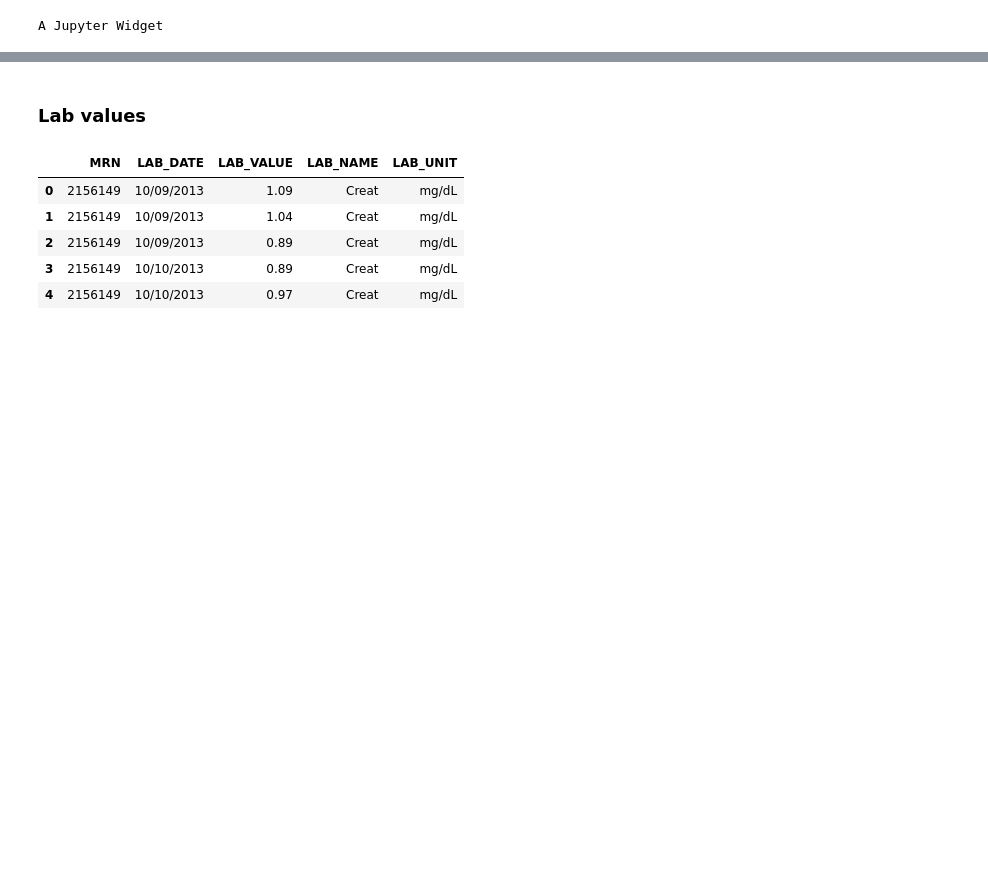
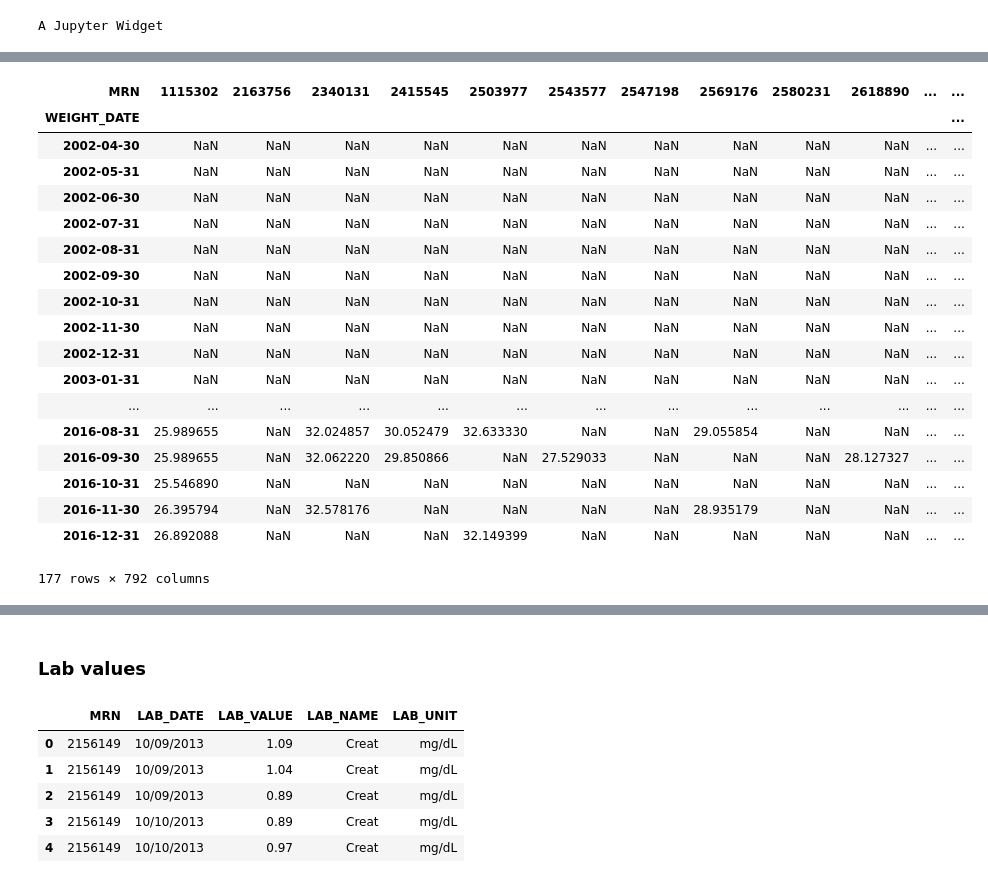
Before and after one commit to fonnesbeck/psychosocial_determinants_bmi, a Jupyter notebook: notebooks/Data processing (new).ipynb, the cells around one changed output, grey strips where cells are left out. Cells and saved outputs as stored; diff of their text form; code cells hidden in the pictures; blank space fills up the shorter version.

```diff
--- a/notebooks/Data processing (new).ipynb
+++ b/notebooks/Data processing (new).ipynb
@@ -417,0 +321,4 @@ bmi_18_month.shape
+# %%
+bmi_init_range['WEIGHT_DAY']  = (relative_date.reset_index(level=0)
+                                             .rename(columns={'WEIGHT_DATE':'WEIGHT_DAY'})
+                                             .WEIGHT_DAY)
@@ -417,0 +334,3 @@ bmi_18_month.shape
+# %%
+bmi_by_patient = pd.pivot_table(bmi_init_range,
+                        index='WEIGHT_DATE', columns='MRN', values='BMI')
@@ -417,0 +352,22 @@ bmi_18_month.shape
+# %%
+monthly_bmi
+# %% [output]
+| MRN | 1115302 | 2163756 | 2340131 | 2415545 | 2503977 | 2543577 | 2547198 | 2569176 | 2580231 | 2618890 | ... | ... |
+| WEIGHT_DATE |  |  |  |  |  |  |  |  |  |  |  | ... |
+| 2002-04-30 | NaN | NaN | NaN | NaN | NaN | NaN | NaN | NaN | NaN | NaN | ... | ... |
+| 2002-05-31 | NaN | NaN | NaN | NaN | NaN | NaN | NaN | NaN | NaN | NaN | ... | ... |
+| 2002-06-30 | NaN | NaN | NaN | NaN | NaN | NaN | NaN | NaN | NaN | NaN | ... | ... |
+| 2002-07-31 | NaN | NaN | NaN | NaN | NaN | NaN | NaN | NaN | NaN | NaN | ... | ... |
+| 2002-08-31 | NaN | NaN | NaN | NaN | NaN | NaN | NaN | NaN | NaN | NaN | ... | ... |
+| 2002-09-30 | NaN | NaN | NaN | NaN | NaN | NaN | NaN | NaN | NaN | NaN | ... | ... |
+| 2002-10-31 | NaN | NaN | NaN | NaN | NaN | NaN | NaN | NaN | NaN | NaN | ... | ... |
+| 2002-11-30 | NaN | NaN | NaN | NaN | NaN | NaN | NaN | NaN | NaN | NaN | ... | ... |
+| 2002-12-31 | NaN | NaN | NaN | NaN | NaN | NaN | NaN | NaN | NaN | NaN | ... | ... |
+| 2003-01-31 | NaN | NaN | NaN | NaN | NaN | NaN | NaN | NaN | NaN | NaN | ... | ... |
+| ... | ... | ... | ... | ... | ... | ... | ... | ... | ... | ... | ... | ... |
+| 2016-08-31 | 25.989655 | NaN | 32.024857 | 30.052479 | 32.633330 | NaN | NaN | 29.055854 | NaN | NaN | ... | ... |
+| 2016-09-30 | 25.989655 | NaN | 32.062220 | 29.850866 | NaN | 27.529033 | NaN | NaN | NaN | 28.127327 | ... | ... |
+| 2016-10-31 | 25.546890 | NaN | NaN | NaN | NaN | NaN | NaN | NaN | NaN | NaN | ... | ... |
+| 2016-11-30 | 26.395794 | NaN | 32.578176 | NaN | NaN | NaN | NaN | 28.935179 | NaN | NaN | ... | ... |
+| 2016-12-31 | 26.892088 | NaN | NaN | NaN | 32.149399 | NaN | NaN | NaN | NaN | NaN | ... | ... |
+177 rows × 792 columns
```
Also changed, not shown: parts of 51 cells of this notebook, 12 other files.
